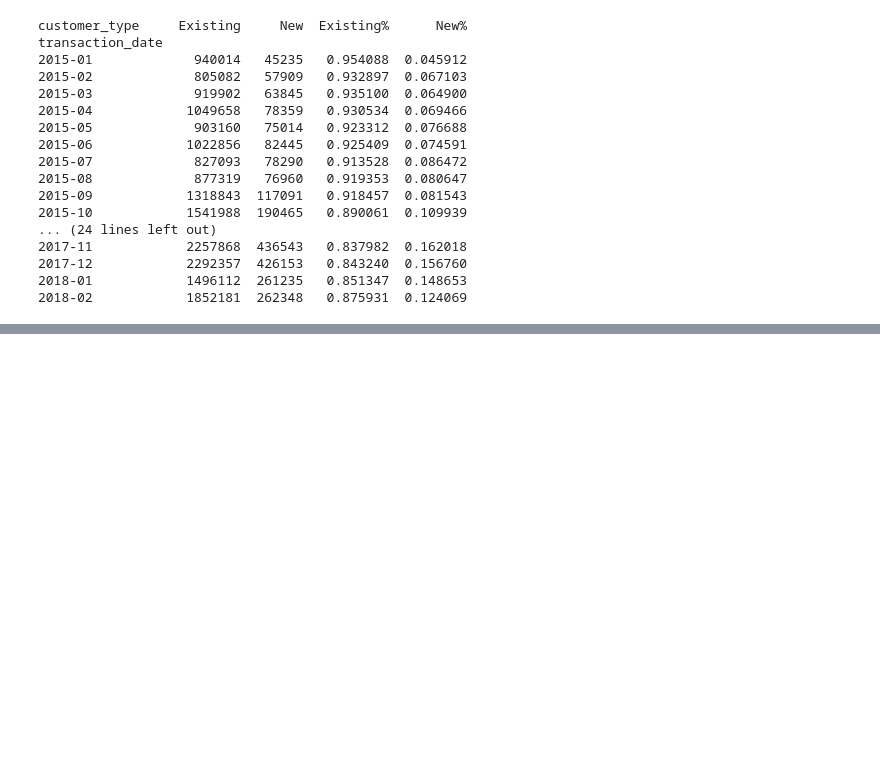
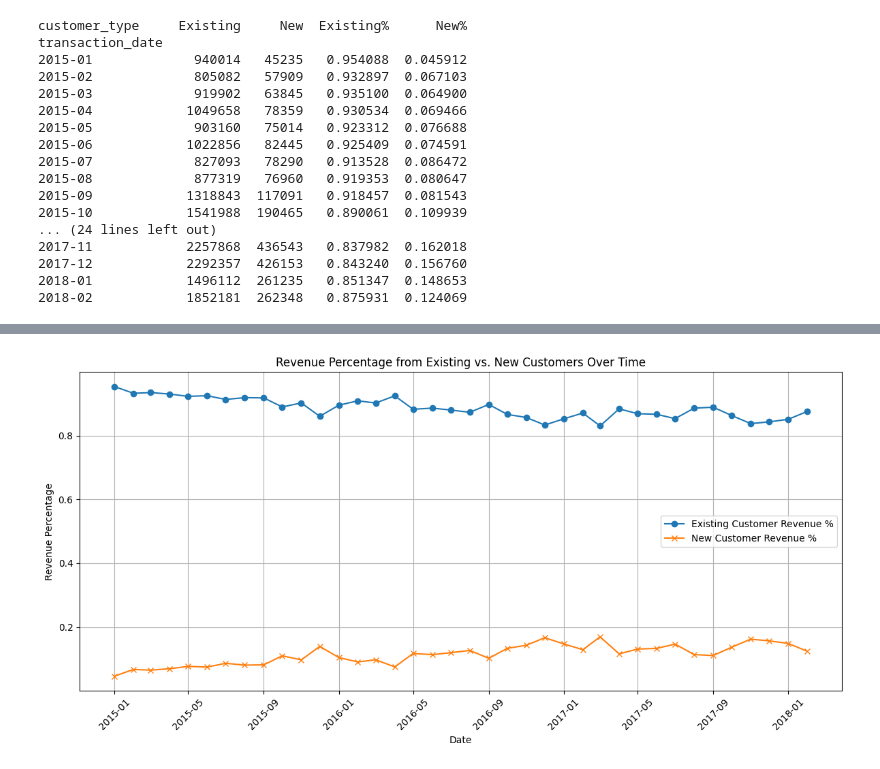
Before and after one commit to quantwav/lab3, a Jupyter notebook: Indigo_Lab3_q1_q2_q3_q4.ipynb, the cells around one changed output, grey strips where cells are left out. Saved outputs shown, nothing was run; the diff lists cells and outputs as text; code cells hidden in the pictures; blank space fills up the shorter version.

```diff
--- a/Indigo_Lab3_q1_q2_q3_q4.ipynb
+++ b/Indigo_Lab3_q1_q2_q3_q4.ipynb
@@ -363,0 +359,22 @@ TypeError: float() argument must be a string or a real number, not 'Period'
+# %%
+plt.figure(figsize=(12, 6))
+
+monthly_revenue.index = monthly_revenue.index.to_timestamp()
+
+plt.plot(monthly_revenue.index, monthly_revenue['Existing%'], label='Existing Customer Revenue %', marker='o')
+plt.plot(monthly_revenue.index, monthly_revenue['New%'], label='New Customer Revenue %', marker='x')
+
+
+plt.title('Revenue Percentage from Existing vs. New Customers Over Time')
+plt.xlabel('Date')
+plt.ylabel('Revenue Percentage')
+
+plt.legend()
+
+plt.grid(True)
+plt.xticks(rotation=45)
+plt.tight_layout()
+
+plt.show()
+# %% [output]
+[figure, added]
```
Also changed, not shown: parts of 3 cells of this notebook.
